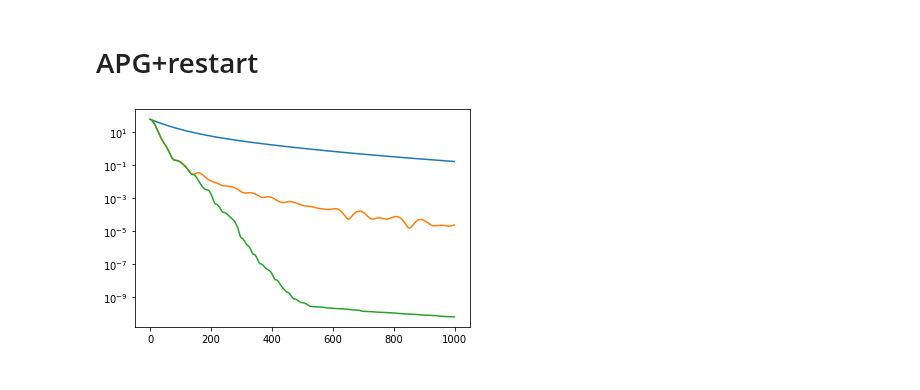
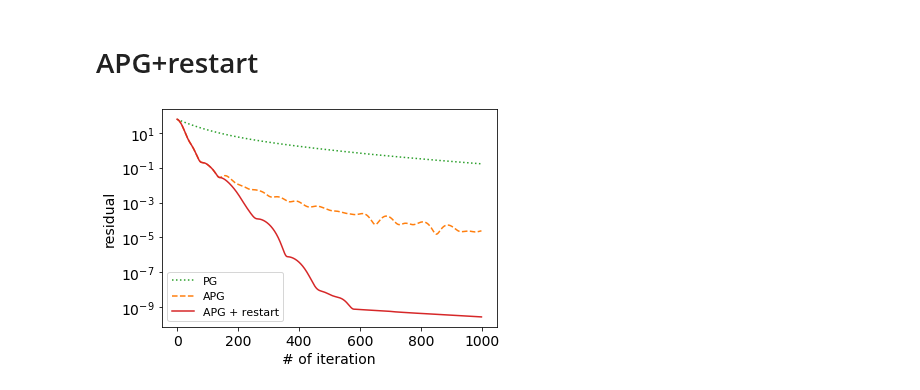
Before and after one commit to HajimeKawahara/sot, a Jupyter notebook: nmfmap/ipynb/Projected Gradient Descent.ipynb, the cells around one changed output. Cells and saved outputs as stored; diff of their text form; code cells hidden in the pictures.

```diff
--- a/nmfmap/ipynb/Projected Gradient Descent.ipynb
+++ b/nmfmap/ipynb/Projected Gradient Descent.ipynb
@@ -148,7 +149,7 @@ def APGr(Q,p,x0,Ntry=1000):
 # %%
 x3=APGr(Q,p,x0,1000)
 # %%
-def APGrlog(Q,p,x0,A,b,Ntry=1000):
+def APGrlog(Q,p,x0,A,b,Ntry=1000,alpha0=1.0):
     n=np.shape(Q)[0]
     normQ = np.sqrt(np.sum(Q**2))
     Theta1 = np.eye(n) - Q/normQ
@@ -156,7 +157,7 @@ def APGrlog(Q,p,x0,A,b,Ntry=1000):
     x = np.copy(x0)
     y = np.copy(x0)
     x[x<0]=0.0
-    alpha=1
+    alpha=alpha0
     costp=0.5*np.dot(x0,np.dot(Q,x0)) - np.dot(p,x0)
     res=[]
     for i in range(0,Ntry):
@@ -173,16 +174,23 @@ def APGrlog(Q,p,x0,A,b,Ntry=1000):
         if cost > costp:
             x = np.dot(Theta1,xp) + theta2
             y = np.copy(x)
+            alpha=alpha0
         costp=np.copy(cost)
         res.append(np.sum((np.dot(A,x) - b)**2))
     return x,np.array(res)
 # %%
-x3log,resAPGr=APGrlog(Q,p,x0,A,b,1000)
+x3log,resAPGr=APGrlog(Q,p,x0,A,b,1000,1.0)
-# %%
-plt.figure()
-plt.plot(resPG)
-plt.plot(resAPG)
-plt.plot(resAPGr)
-plt.yscale("log")
-# %% [output]
-[figure, removed]
+# %%
+fs=14
+plt.figure()
+plt.plot(resPG,color="C2",ls="dotted",label="PG")
+plt.plot(resAPG,color="C1",ls="dashed",label="APG")
+plt.plot(resAPGr,color="C3",ls="solid",label="APG + restart")
+plt.legend(fontsize=11)
+plt.yscale("log")
+plt.ylabel("residual",fontsize=fs)
+plt.xlabel("# of iteration",fontsize=fs)
+plt.tick_params(labelsize=fs)
+plt.savefig("NNLS.pdf")
+# %% [output]
+[figure, added]
```
Also changed, not shown: parts of 1 cell of this notebook, 1 other file.
